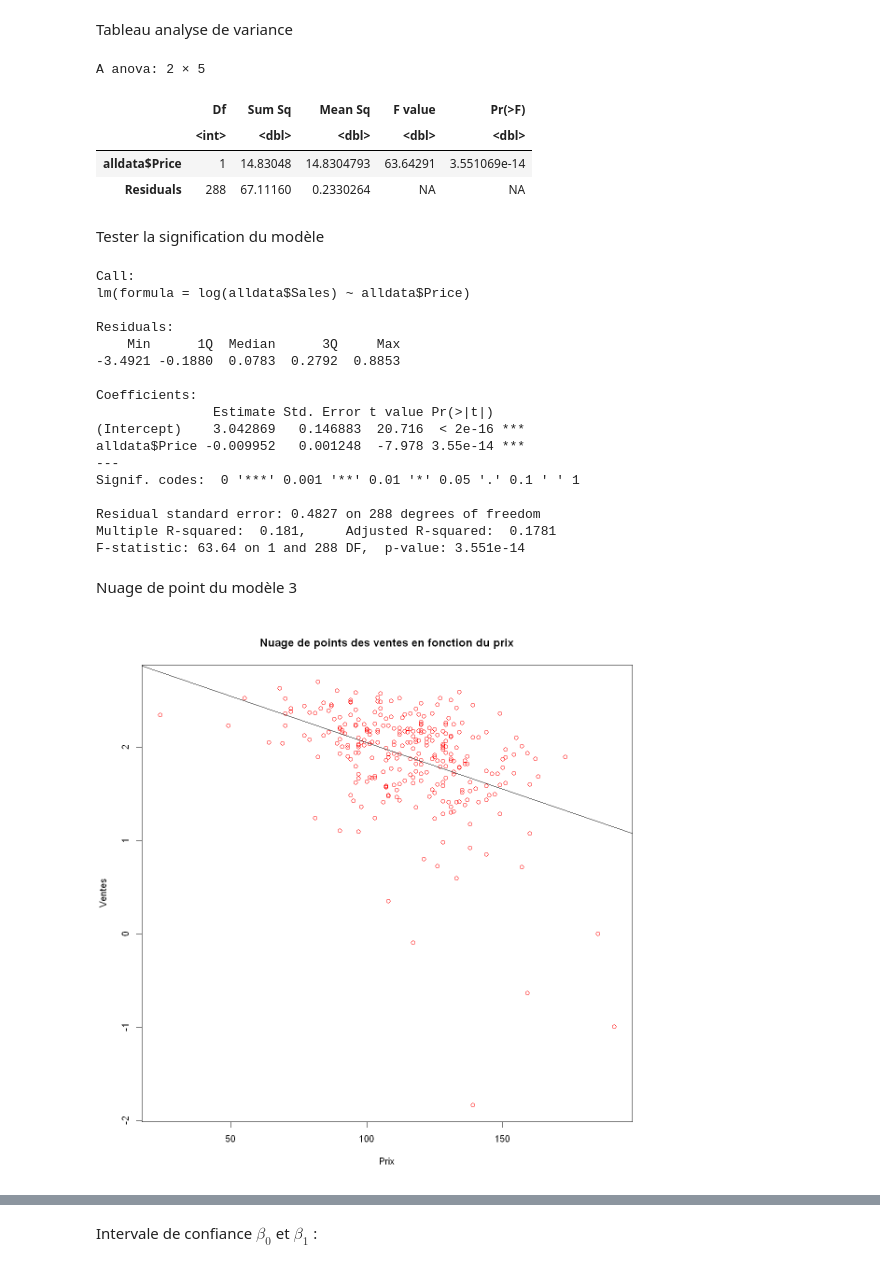
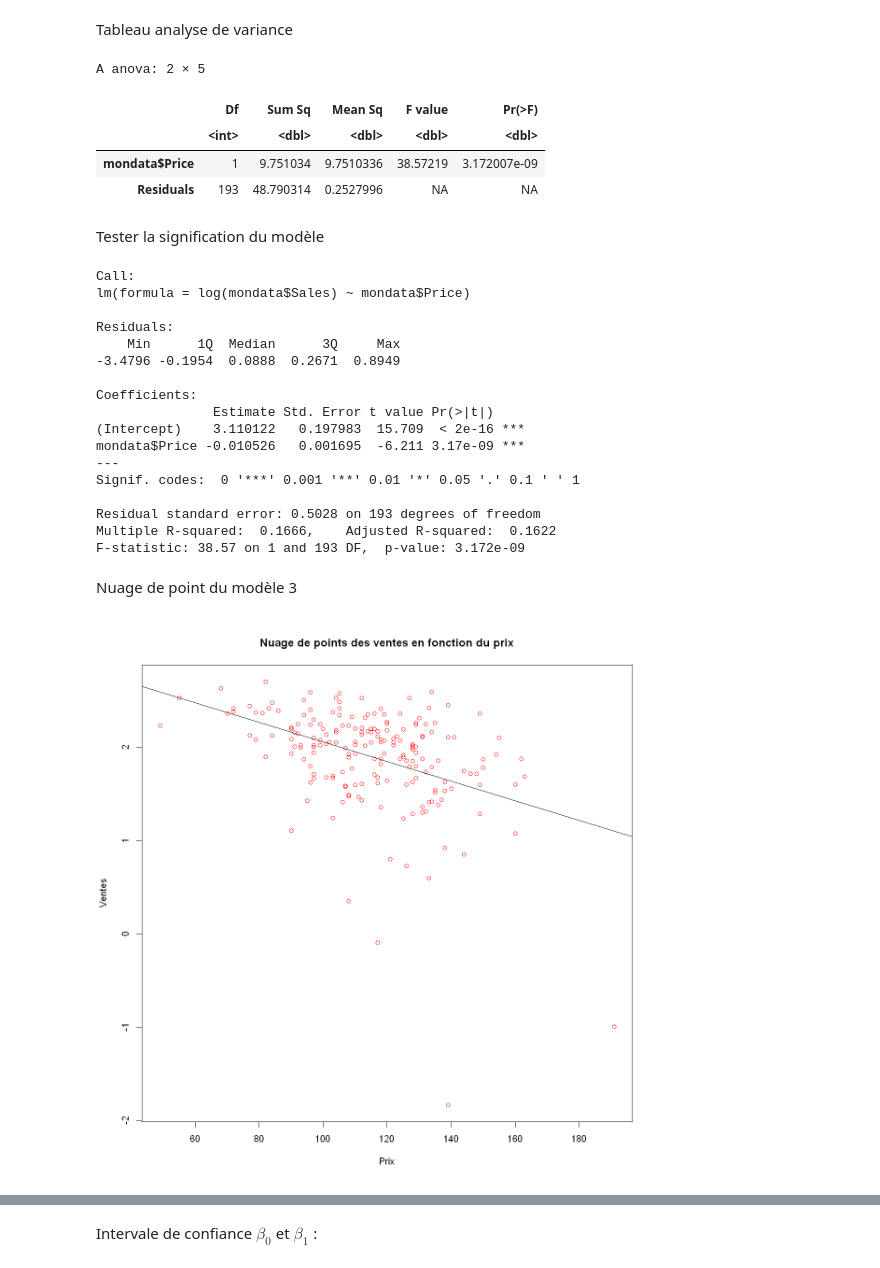
Before and after one commit to Julien9969/Devoir_MTH2302D, a Jupyter notebook: DevoirMTH2302D.ipynb, the cells around one changed output, grey strips where cells are left out. Cells and saved outputs as stored; diff of their text form; code cells hidden in the pictures.

```diff
--- a/DevoirMTH2302D.ipynb
+++ b/DevoirMTH2302D.ipynb
@@ -19,7 +19,7 @@ charger <- function(matricule) {
   mondata <- read.csv2("DevoirDH23.csv")[sample(290,195),-1]
 }
 # %%
-mondata <- charger(matricule)
+mondataa <- charger(matricule)
 mondata[1:5,]
 # %% [output]
 A data.frame: 5 × 4
@@ -509,7 +508,7 @@ A matrix: 2 × 2 of type dbl
 #### Modèle 3 --- $Y = \beta_0 e^{\beta_1 X_1 + \epsilon}$
 Équation transformée : $ln(Y) = ln(\beta_0) + \beta_1 X_1 + \epsilon$
 # %%
-linModel3 <- lm(log(alldata$Sales) ~ alldata$Price)
+linModel3 <- lm(log(mondata$Sales) ~ mondata$Price)
 summaryLinModel3 <- summary(linModel3)
 # %% [markdown]
 Tableau coefficient de regression
@@ -528,37 +527,37 @@ anova(linModel3)
 A anova: 2 × 5
 |  | Df | Sum Sq | Mean Sq | F value | Pr(>F) |
 |  | <int> | <dbl> | <dbl> | <dbl> | <dbl> |
-| alldata$Price | 1 | 14.83048 | 14.8304793 | 63.64291 | 3.551069e-14 |
-| Residuals | 288 | 67.11160 | 0.2330264 | NA | NA |
+| mondata$Price | 1 | 9.751034 | 9.7510336 | 38.57219 | 3.172007e-09 |
+| Residuals | 193 | 48.790314 | 0.2527996 | NA | NA |
 # %% [markdown]
 Tester la signification du modèle
 # %%
 summaryLinModel3
 # %% [output]
 Call:
-lm(formula = log(alldata$Sales) ~ alldata$Price)
+lm(formula = log(mondata$Sales) ~ mondata$Price)
 
 Residuals:
     Min      1Q  Median      3Q     Max
--3.4921 -0.1880  0.0783  0.2792  0.8853
+-3.4796 -0.1954  0.0888  0.2671  0.8949
 
 Coefficients:
                Estimate Std. Error t value Pr(>|t|)
-(Intercept)    3.042869   0.146883  20.716  < 2e-16 ***
-alldata$Price -0.009952   0.001248  -7.978 3.55e-14 ***
+(Intercept)    3.110122   0.197983  15.709  < 2e-16 ***
+mondata$Price -0.010526   0.001695  -6.211 3.17e-09 ***
 ---
 Signif. codes:  0 '***' 0.001 '**' 0.01 '*' 0.05 '.' 0.1 ' ' 1
 
-Residual standard error: 0.4827 on 288 degrees of freedom
-Multiple R-squared:  0.181,     Adjusted R-squared:  0.1781
-F-statistic: 63.64 on 1 and 288 DF,  p-value: 3.551e-14
+Residual standard error: 0.5028 on 193 degrees of freedom
+Multiple R-squared:  0.1666,    Adjusted R-squared:  0.1622
+F-statistic: 38.57 on 1 and 193 DF,  p-value: 3.172e-09
 # %% [markdown]
 Nuage de point du modèle 3
 # %%
-plot(alldata$Price, log(alldata$Sales), main="Nuage de points des ventes en fonction du prix", xlab="Prix", ylab="Ventes", col="#ff0000")
+plot(mondata$Price, log(mondata$Sales), main="Nuage de points des ventes en fonction du prix", xlab="Prix", ylab="Ventes", col="#ff0000")
 abline(linModel3)
 # %% [output]
-[figure, old version]
+[figure, new version]
 # %%
 par(mfrow = c(2,2))
 plot(linModel3)
```
Also changed, not shown: parts of 58 cells of this notebook.
